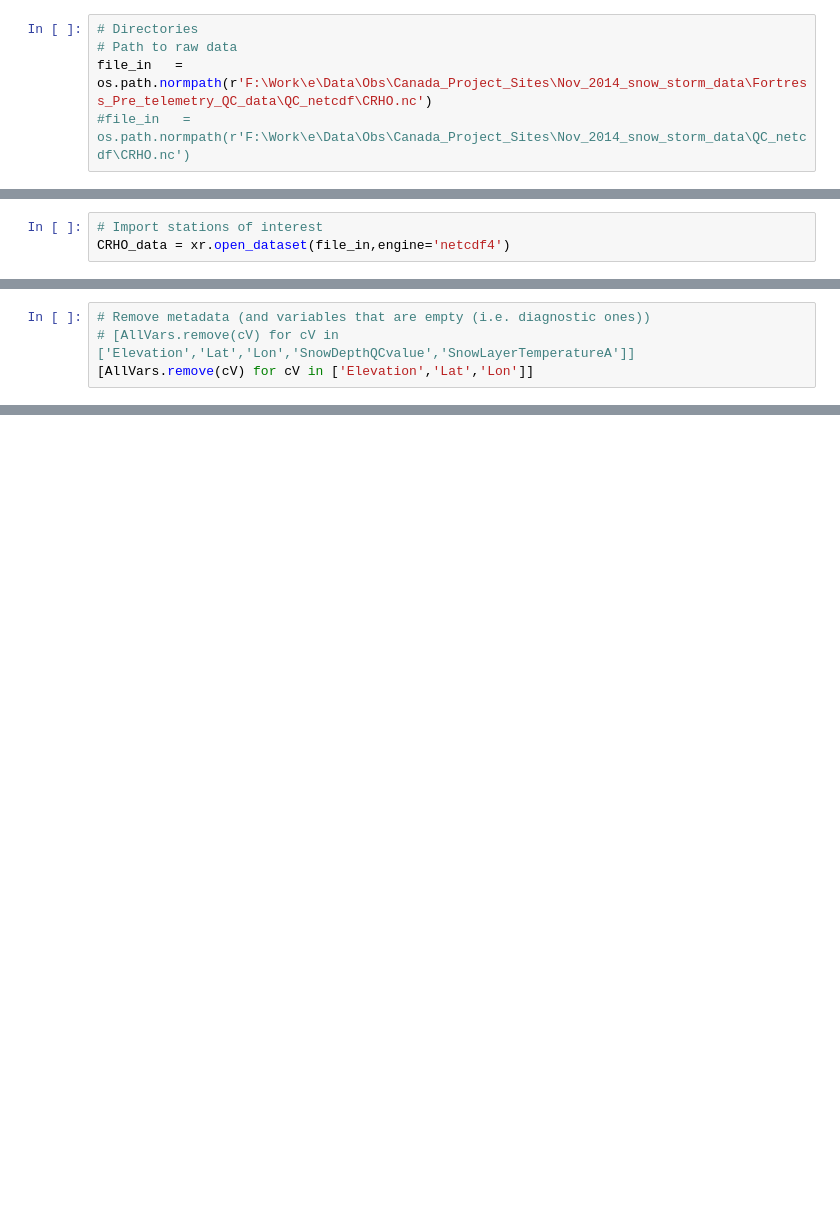
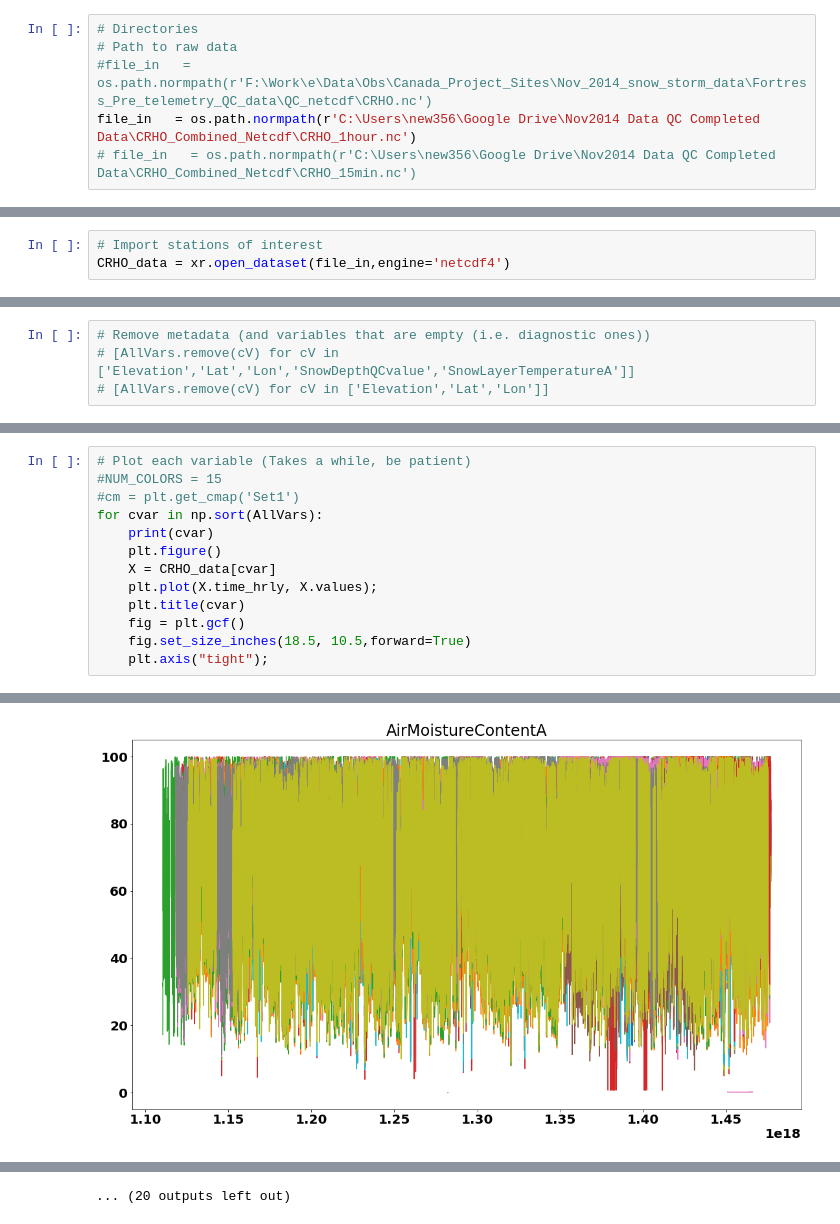
Before and after one commit to NicWayand/CRHO, a Jupyter notebook: Plot_CRHO_data.ipynb, the cells around one changed output, grey strips where cells are left out. Cells and saved outputs as stored; diff of their text form; blank space fills up the shorter version.

```diff
--- a/Plot_CRHO_data.ipynb
+++ b/Plot_CRHO_data.ipynb
@@ -22,8 +22,9 @@ import os
 # %%
 # Directories
 # Path to raw data
-file_in   = os.path.normpath(r'F:\Work\e\Data\Obs\Canada_Project_Sites\Nov_2014_snow_storm_data\Fortress_Pre_telemetry_QC_data\QC_netcdf\CRHO.nc')
-#file_in   = os.path.normpath(r'F:\Work\e\Data\Obs\Canada_Project_Sites\Nov_2014_snow_storm_data\QC_netcdf\CRHO.nc')
+#file_in   = os.path.normpath(r'F:\Work\e\Data\Obs\Canada_Project_Sites\Nov_2014_snow_storm_data\Fortress_Pre_telemetry_QC_data\QC_netcdf\CRHO.nc')
+file_in   = os.path.normpath(r'C:\Users\new356\Google Drive\Nov2014 Data QC Completed Data\CRHO_Combined_Netcdf\CRHO_1hour.nc')
+# file_in   = os.path.normpath(r'C:\Users\new356\Google Drive\Nov2014 Data QC Completed Data\CRHO_Combined_Netcdf\CRHO_15min.nc')
 # %%
 # Set font size
 font = {'weight' : 'bold',
@@ -57,4 +58,4 @@ AllVars
 # %%
 # Remove metadata (and variables that are empty (i.e. diagnostic ones))
 # [AllVars.remove(cV) for cV in ['Elevation','Lat','Lon','SnowDepthQCvalue','SnowLayerTemperatureA']]
-[AllVars.remove(cV) for cV in ['Elevation','Lat','Lon']]
+# [AllVars.remove(cV) for cV in ['Elevation','Lat','Lon']]
@@ -82,0 +82,14 @@ Data variables:
+# %%
+# Plot each variable (Takes a while, be patient)
+#NUM_COLORS = 15
+#cm = plt.get_cmap('Set1')
+for cvar in np.sort(AllVars):
+    print(cvar)
+    plt.figure()
+    X = CRHO_data[cvar]
+    plt.plot(X.time_hrly, X.values);
+    plt.title(cvar)
+    fig = plt.gcf()
+    fig.set_size_inches(18.5, 10.5,forward=True)
+    plt.axis("tight");
+# %% [output]
@@ -82,0 +113 @@ Data variables:
+[figure, added]
@@ -83 +124,2 @@ Data variables:
+... (20 outputs left out)
 # %%
```
Also changed, not shown: parts of 5 cells of this notebook, 6 other files.
